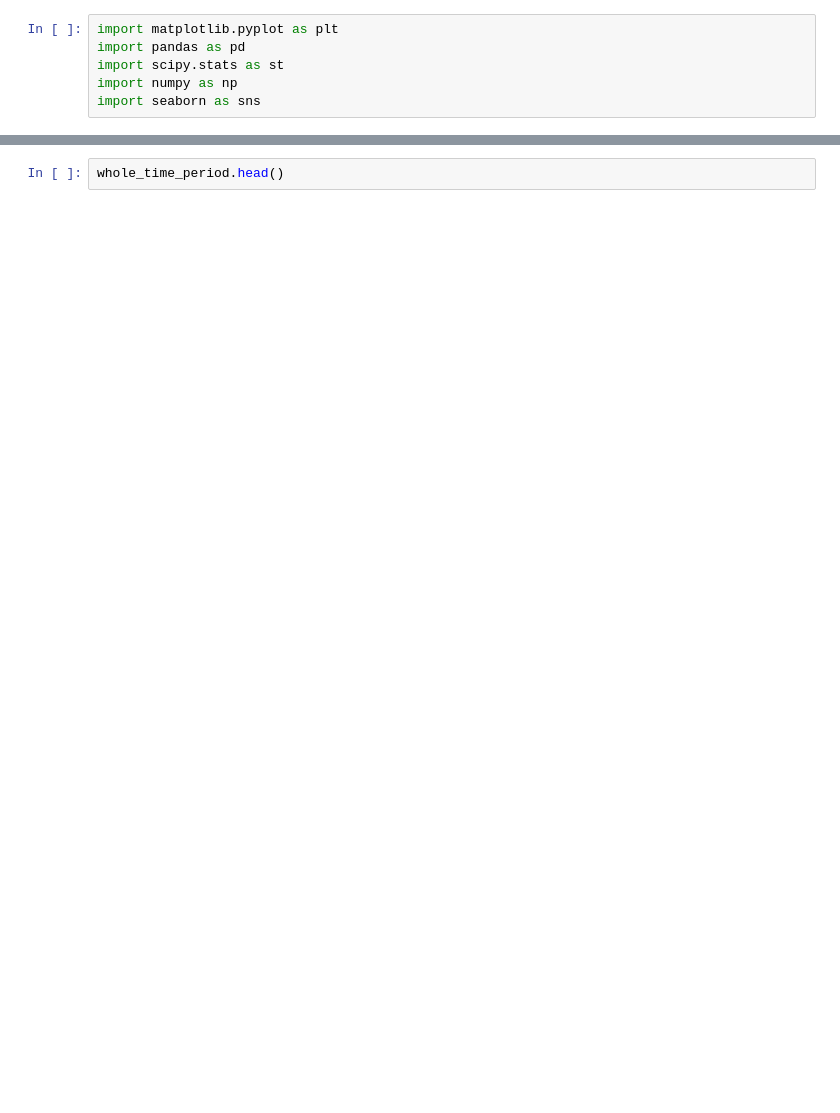
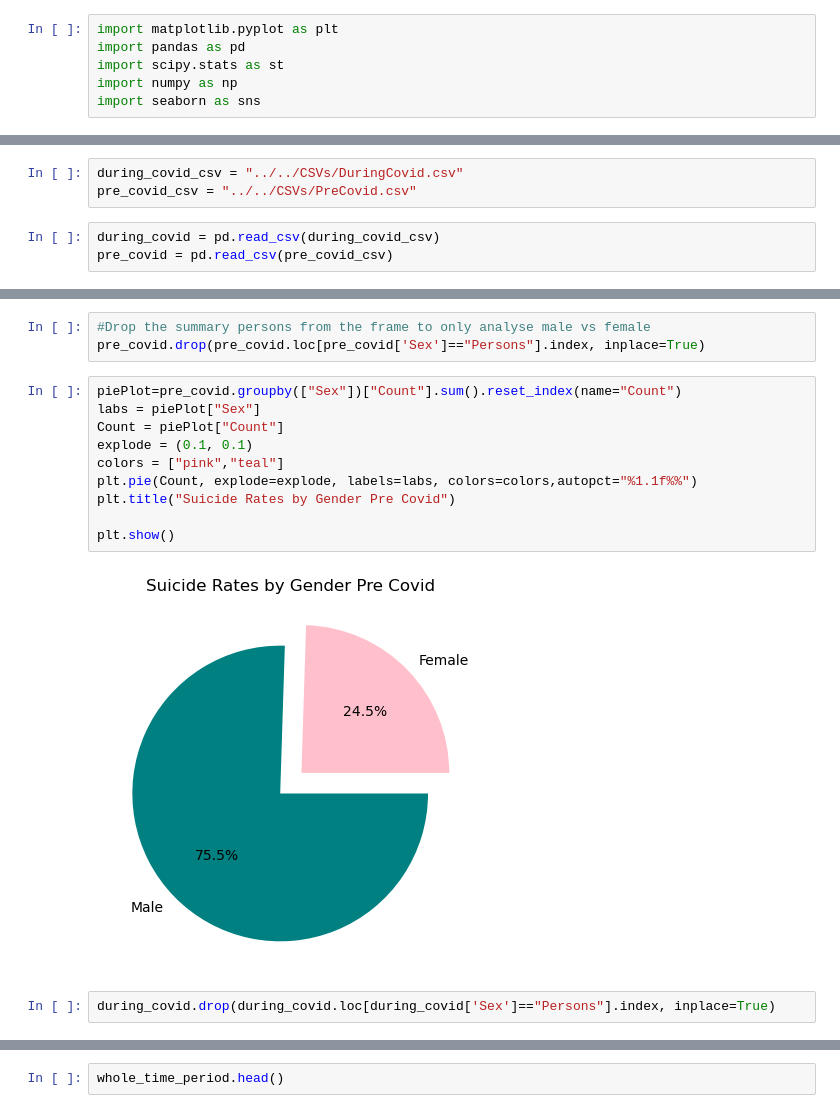
Before and after one commit to HJandu/Project_1_Covid19, a Jupyter notebook: Jupyter Notebooks/Gender/Comparison stacks.ipynb, the cells around one changed output, grey strips where cells are left out. Cells and saved outputs as stored; diff of their text form; blank space fills up the shorter version.

```diff
--- a/Jupyter Notebooks/Gender/Comparison stacks.ipynb
+++ b/Jupyter Notebooks/Gender/Comparison stacks.ipynb
@@ -13,0 +7,6 @@ whole_time_period = pd.concat([pre_covid_df, during_covid_df])
+# %%
+during_covid_csv = "../../CSVs/DuringCovid.csv"
+pre_covid_csv = "../../CSVs/PreCovid.csv"
+# %%
+during_covid = pd.read_csv(during_covid_csv)
+pre_covid = pd.read_csv(pre_covid_csv)
@@ -13,0 +32,17 @@ whole_time_period = pd.concat([pre_covid_df, during_covid_df])
+# %%
+#Drop the summary persons from the frame to only analyse male vs female
+pre_covid.drop(pre_covid.loc[pre_covid['Sex']=="Persons"].index, inplace=True)
+# %%
+piePlot=pre_covid.groupby(["Sex"])["Count"].sum().reset_index(name="Count")
+labs = piePlot["Sex"]
+Count = piePlot["Count"]
+explode = (0.1, 0.1)
+colors = ["pink","teal"]
+plt.pie(Count, explode=explode, labels=labs, colors=colors,autopct="%1.1f%%")
+plt.title("Suicide Rates by Gender Pre Covid")
+
+plt.show()
+# %% [output]
+[figure, added]
+# %%
+during_covid.drop(during_covid.loc[during_covid['Sex']=="Persons"].index, inplace=True)
```
Also changed, not shown: parts of 28 cells of this notebook.
